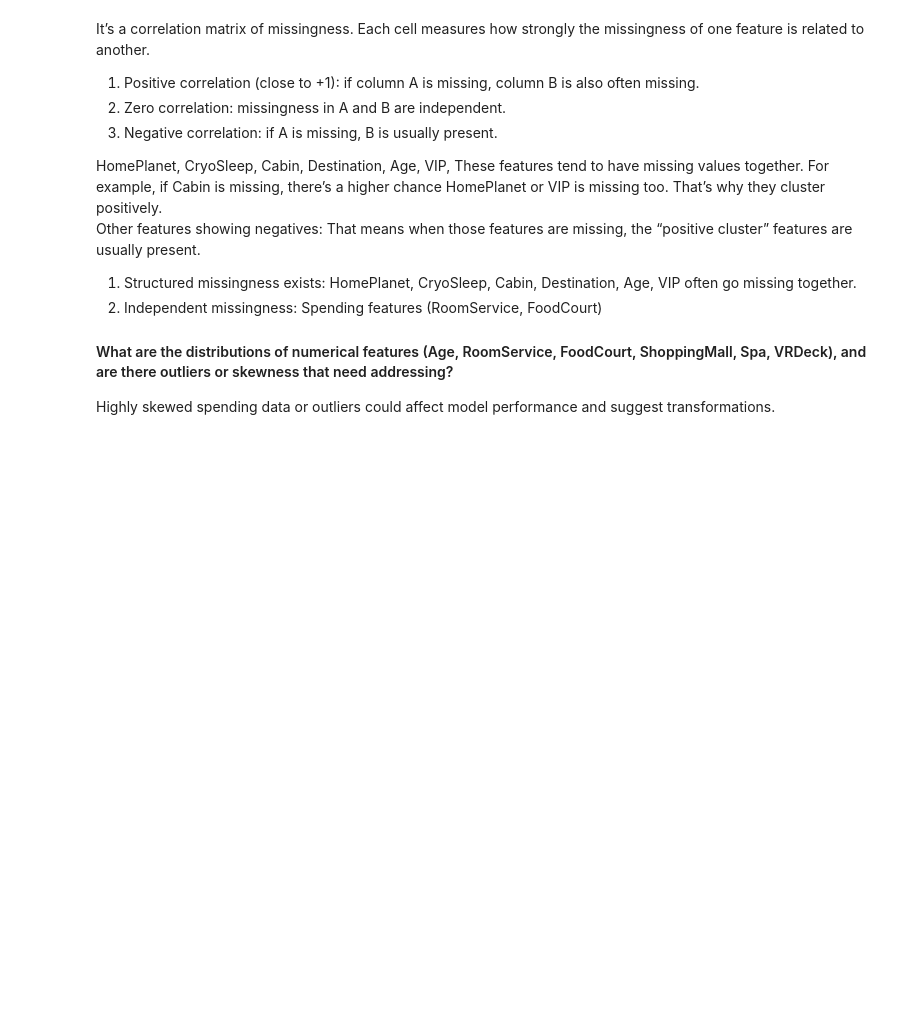
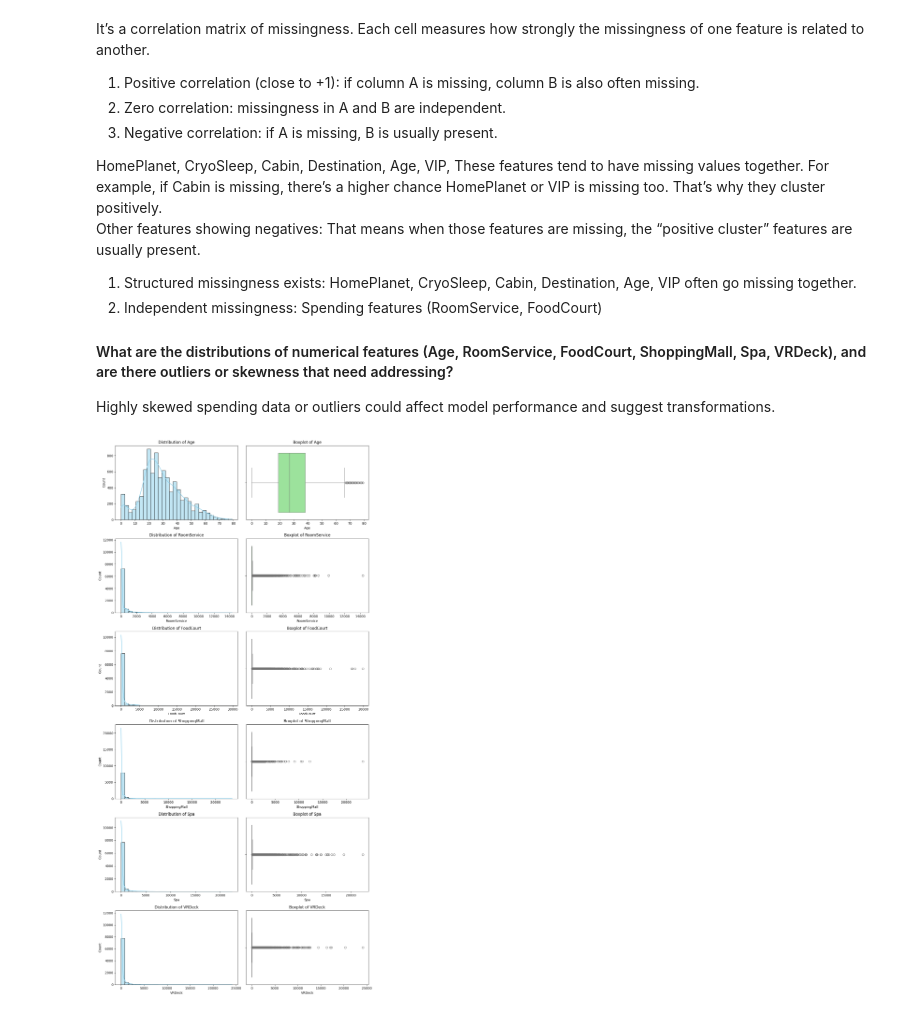
Before and after one commit to Darknight47/Kaggle-Competitions, a Jupyter notebook: Spaceship_Titanic/notebooks/data_understanding.ipynb, the cells around one changed output. Drawn from its saved outputs; the diff is of its cells as text; code cells hidden in the pictures; blank space fills up the shorter version.

```diff
--- a/Spaceship_Titanic/notebooks/data_understanding.ipynb
+++ b/Spaceship_Titanic/notebooks/data_understanding.ipynb
@@ -91,3 +92,20 @@ Other features showing negatives: That means when those features are missing, th
 
 #### What are the distributions of numerical features (Age, RoomService, FoodCourt, ShoppingMall, Spa, VRDeck), and are there outliers or skewness that need addressing?
 Highly skewed spending data or outliers could affect model performance and suggest transformations.
+# %%
+num_features = ["Age", "RoomService", "FoodCourt", "ShoppingMall", "Spa", "VRDeck"]
+# %%
+fig, axes = plt.subplots(len(num_features), 2, figsize=(12, 4*len(num_features)))
+for i, feature in enumerate(num_features):
+    # Histogram with KDE
+    sns.histplot(df[feature].dropna(), kde=True, ax=axes[i, 0], bins=30, color="skyblue")
+    axes[i, 0].set_title(f"Distribution of {feature}")
+
+    # Boxplot
+    sns.boxplot(x=df[feature], ax=axes[i, 1], color="lightgreen")
+    axes[i, 1].set_title(f"Boxplot of {feature}")
+
+plt.tight_layout()
+plt.show()
+# %% [output]
+[figure, added]
```
Also changed, not shown: parts of 56 cells of this notebook.
